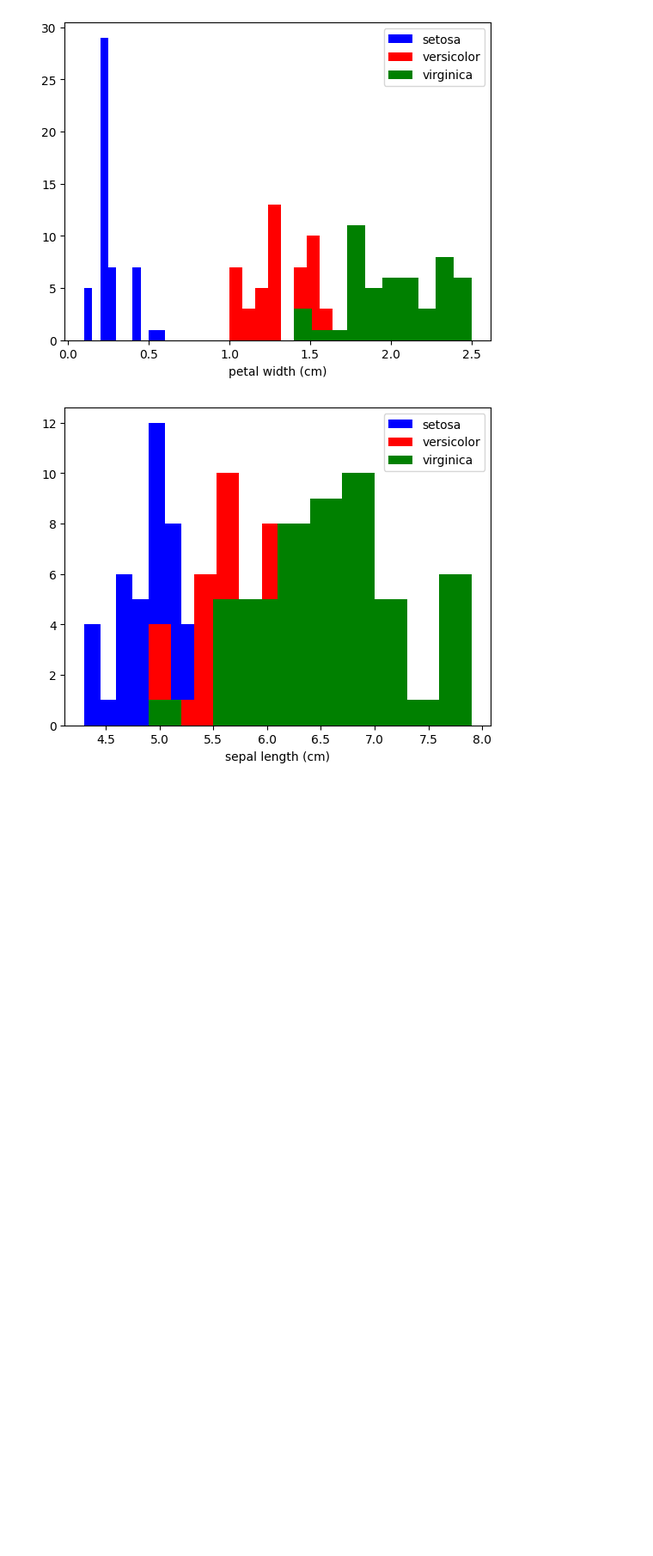
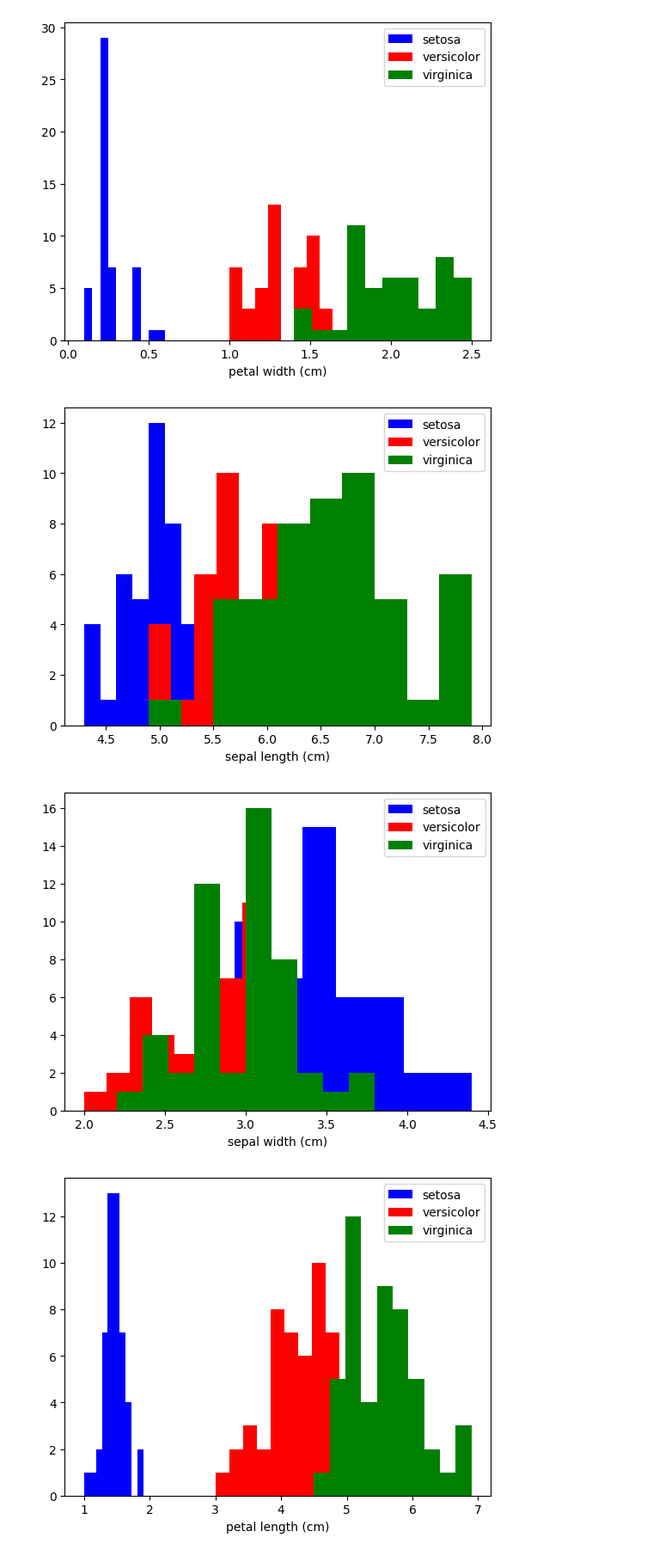
Before and after one commit to seanleeforever/mycode, a Jupyter notebook: iris-data/iris01.ipynb, the cells around one changed output. Shown at 86% size. Drawn from its saved outputs; the diff is of its cells as text; code cells hidden in the pictures; blank space fills up the shorter version.

```diff
--- a/iris-data/iris01.ipynb
+++ b/iris-data/iris01.ipynb
@@ -123,3 +125,43 @@ ax.legend(loc='upper right')
 plt.show()
 # %% [output]
 [figure]
+# %%
+### display sepal width (cm) ###
+
+fig, ax = plt.subplots()
+
+## this is the value that controls the type of data to plot
+x_index = 1   # this maps to 'sepal width (cm)'
+
+colors = ['blue', 'red', 'green']
+
+for label, color in zip(range(len(iris.target_names)), colors):
+    ax.hist(iris.data[iris.target==label, x_index],
+            label=iris.target_names[label],
+            color=color)
+
+ax.set_xlabel(iris.feature_names[x_index])
+ax.legend(loc='upper right')
+plt.show()
+
+
+### display petal length (cm) ###
+
+fig, ax = plt.subplots()
+
+## this is the value that controls the type of data to plot
+x_index = 2   # this maps to 'petal length (cm)'
+
+colors = ['blue', 'red', 'green']
+
+for label, color in zip(range(len(iris.target_names)), colors):
+    ax.hist(iris.data[iris.target==label, x_index],
+            label=iris.target_names[label],
+            color=color)
+
+ax.set_xlabel(iris.feature_names[x_index])
+ax.legend(loc='upper right')
+plt.show()
+# %% [output]
+[figure, added]
+[figure, added]
```
Also changed, not shown: parts of 6 cells of this notebook, 1 other file.
